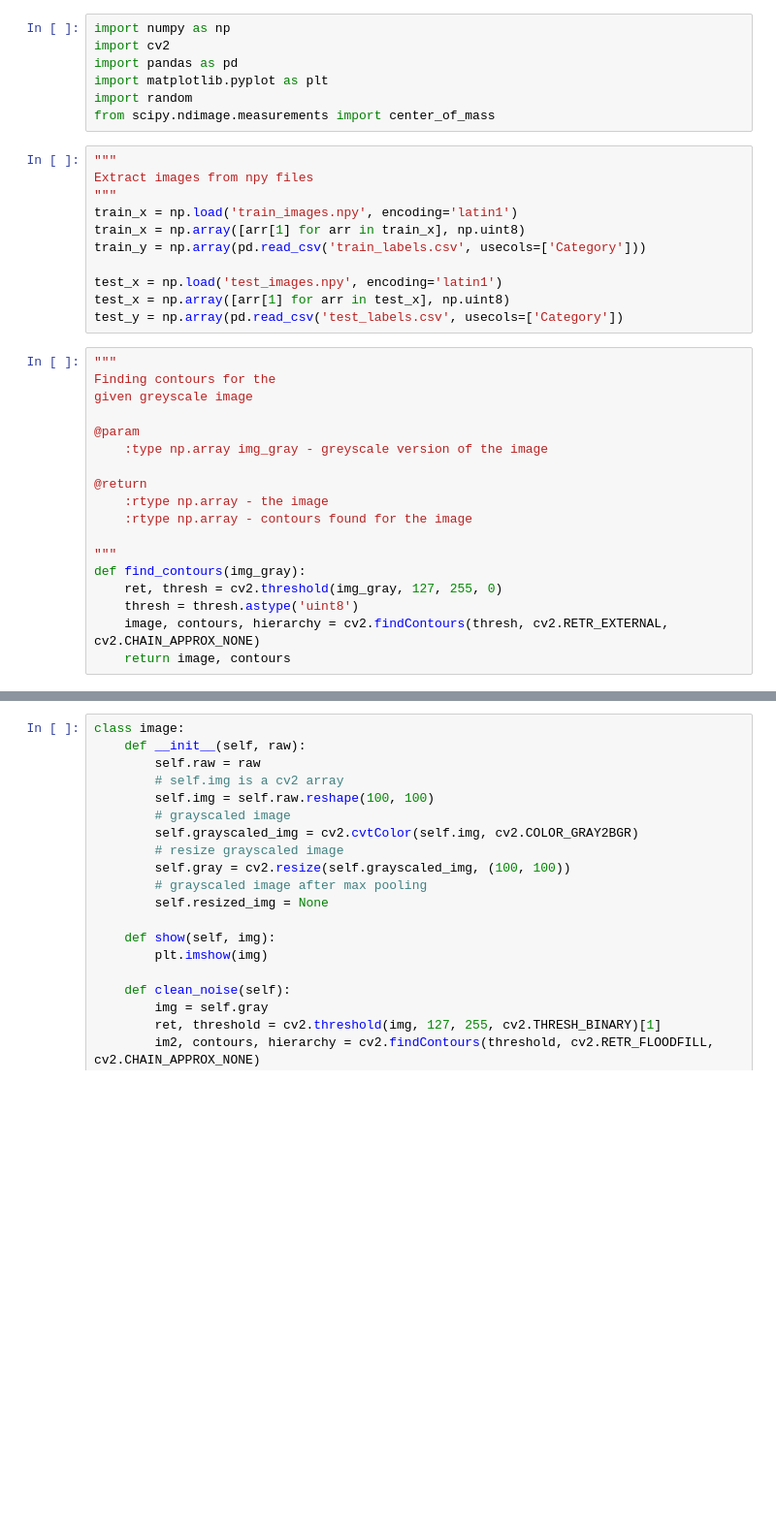
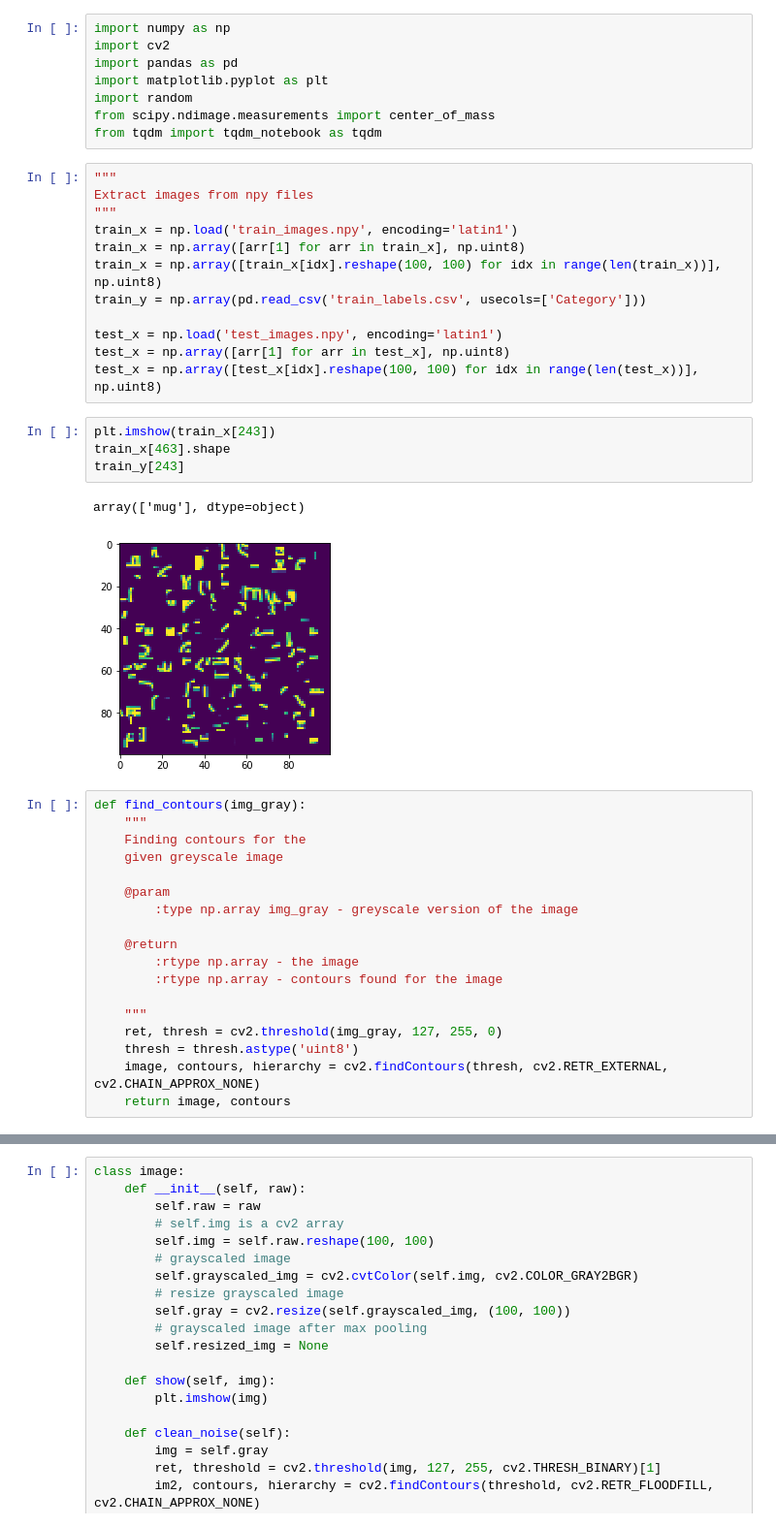
Before and after one commit to atg-abhijay/Comp-551-Kaggle-Competition, a Jupyter notebook: pre_processing.ipynb, the cells around one changed output, grey strips where cells are left out. Shown at 97% size. Cells and saved outputs as stored; diff of their text form; blank space fills up the shorter version.

```diff
--- a/pre_processing.ipynb
+++ b/pre_processing.ipynb
@@ -5,31 +5,40 @@ import pandas as pd
 import matplotlib.pyplot as plt
 import random
 from scipy.ndimage.measurements import center_of_mass
+from tqdm import tqdm_notebook as tqdm
 # %%
 """
 Extract images from npy files
 """
 train_x = np.load('train_images.npy', encoding='latin1')
 train_x = np.array([arr[1] for arr in train_x], np.uint8)
+train_x = np.array([train_x[idx].reshape(100, 100) for idx in range(len(train_x))], np.uint8)
 train_y = np.array(pd.read_csv('train_labels.csv', usecols=['Category']))
 
 test_x = np.load('test_images.npy', encoding='latin1')
 test_x = np.array([arr[1] for arr in test_x], np.uint8)
-test_y = np.array(pd.read_csv('test_labels.csv', usecols=['Category'])
+test_x = np.array([test_x[idx].reshape(100, 100) for idx in range(len(test_x))], np.uint8)
+# %%
+plt.imshow(train_x[243])
+train_x[463].shape
+train_y[243]
+# %% [output]
+array(['mug'], dtype=object)
+[figure, added]
 # %%
-"""
-Finding contours for the
-given greyscale image
+def find_contours(img_gray):
+    """
+    Finding contours for the
+    given greyscale image
 
-@param
-    :type np.array img_gray - greyscale version of the image
+    @param
+        :type np.array img_gray - greyscale version of the image
 
-@return
-    :rtype np.array - the image
-    :rtype np.array - contours found for the image
+    @return
+        :rtype np.array - the image
+        :rtype np.array - contours found for the image
 
-"""
-def find_contours(img_gray):
+    """
     ret, thresh = cv2.threshold(img_gray, 127, 255, 0)
     thresh = thresh.astype('uint8')
     image, contours, hierarchy = cv2.findContours(thresh, cv2.RETR_EXTERNAL, cv2.CHAIN_APPROX_NONE)
```
Also changed, not shown: parts of 12 cells of this notebook.
